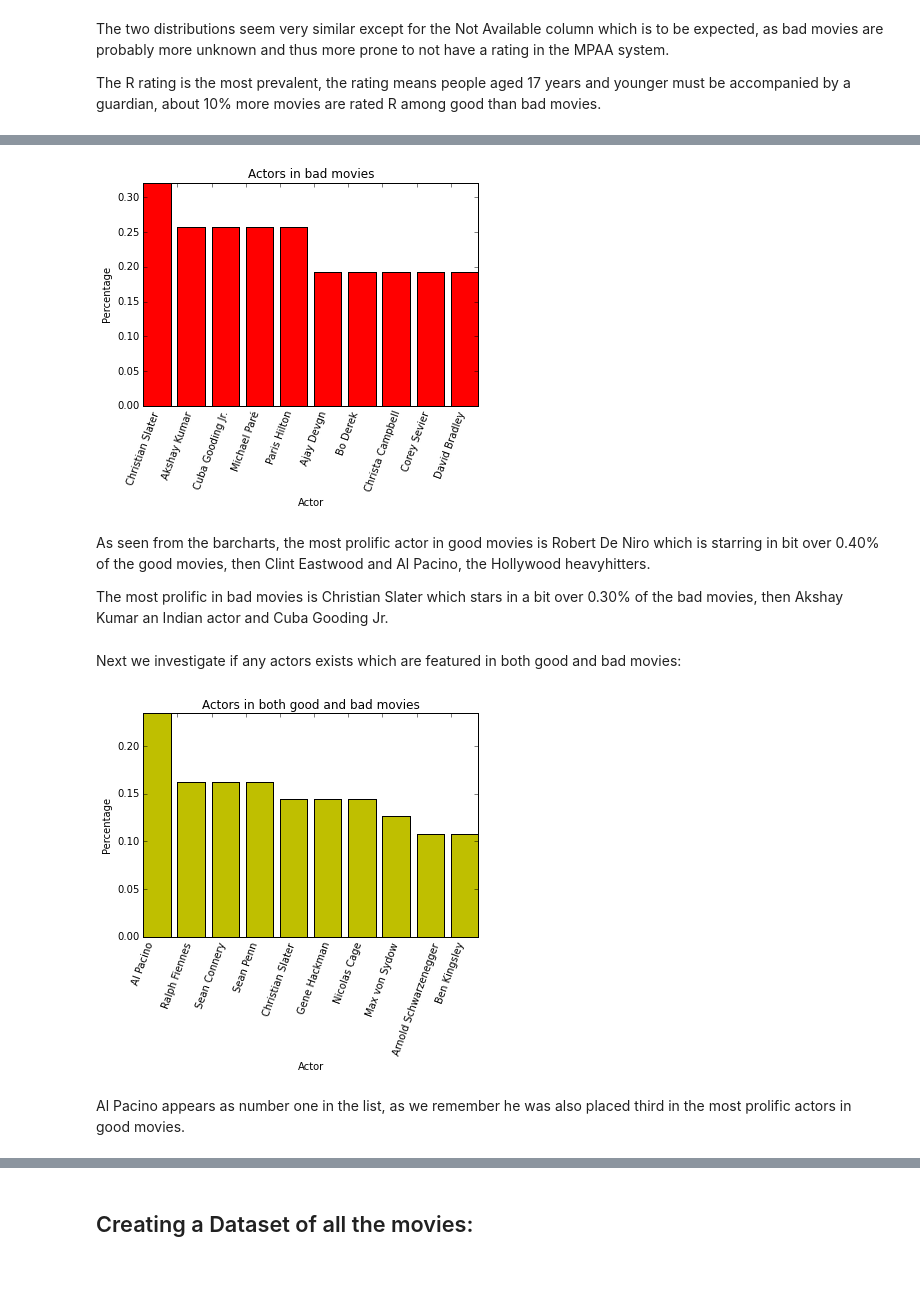
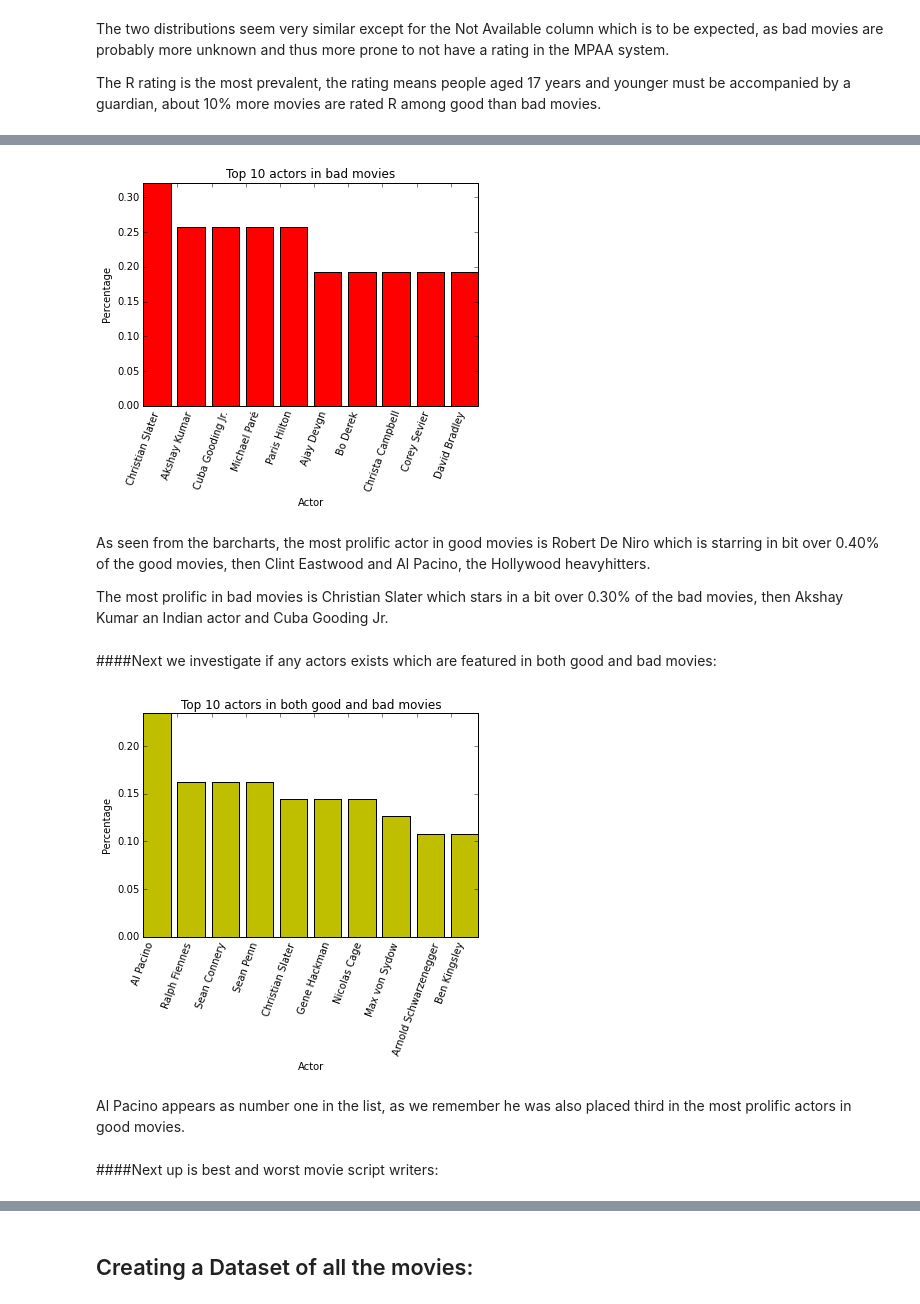
Before and after one commit to syre/social-data-analysis-and-visualization, a Jupyter notebook: Project Assignment B/Project Assignment B.ipynb, the cells around one changed output, grey strips where cells are left out. Drawn from its saved outputs; the diff is of its cells as text; code cells hidden in the pictures; blank space fills up the shorter version.

```diff
--- a/Project Assignment B/Project Assignment B.ipynb
+++ b/Project Assignment B/Project Assignment B.ipynb
@@ -164,6 +166,13 @@ for key, val in good_movies.items():
     splitted_countries = val["Country"].split(",")
     val["Country"] = [x.strip() for x in splitted_countries]
 
+    splitted_writers = val["Writer"].split(",")
+    val["Writer"] = [x.strip().split(" (")[0] for x in splitted_writers]
+
+    splitted_directors = val["Director"].split(",")
+    val["Director"] = [x.strip().split(" (")[0] for x in splitted_writers]
+
+
 for key, val in bad_movies.items():
     splitted_genre = val["Genre"].split(",")
     val["Genre"] = [x.strip() for x in splitted_genre]
@@ -176,6 +185,12 @@ for key, val in bad_movies.items():
 
     splitted_countries = val["Country"].split(",")
     val["Country"] = [x.strip() for x in splitted_countries]
+
+    splitted_writers = val["Writer"].split(",")
+    val["Writer"] = [x.strip().split(" (")[0] for x in splitted_writers]
+
+    splitted_directors = val["Director"].split(",")
+    val["Director"] = [x.strip().split(" (")[0] for x in splitted_writers]
 # %% [markdown]
 After preprocessing is completed, we are down to the following number of movies:
 # %%
@@ -406,32 +487,34 @@ bad_actor_percentages = sorted([(bad_actors.count(actor)/len(bad_actors)*100,act
 
 plt.bar(range(10), [x[0] for x in bad_actor_percentages], color="r")
 plt.xticks([n for n in range(10)], [x[1] for x in bad_actor_percentages], rotation=70)
-plt.title("Actors in bad movies")
+plt.title("Top 10 actors in bad movies")
 plt.ylabel("Percentage")
 plt.xlabel("Actor")
 plt.axis("tight")
 plt.show()
 # %% [output]
-[figure, old version]
+[figure, new version]
 # %% [markdown]
 As seen from the barcharts, the most prolific actor in good movies is Robert De Niro which is starring in bit over 0.40% of the good movies, then Clint Eastwood and Al Pacino, the Hollywood heavyhitters.
 
 The most prolific in bad movies is Christian Slater which stars in a bit over 0.30% of the bad movies, then Akshay Kumar an Indian actor and Cuba Gooding Jr.
 # %% [markdown]
-Next we investigate if any actors exists which are featured in both good and bad movies:
+####Next we investigate if any actors exists which are featured in both good and bad movies:
 # %%
 neutral_actors_set = bad_actors_set.intersection(good_actors_set)
 
 neutral_actor_percentages = sorted([((bad_actors+good_actors).count(actor)/len(bad_actors+good_actors)*100,actor) for actor in sorted(neutral_actors_set)],key=lambda x:x[0],reverse=True)[:10]
 
 plt.bar(range(10), [x[0] for x in neutral_actor_percentages], color="y")
 plt.xticks([n for n in range(10)], [x[1] for x in neutral_actor_percentages], rotation=70)
-plt.title("Actors in both good and bad movies")
+plt.title("Top 10 actors in both good and bad movies")
 plt.ylabel("Percentage")
 plt.xlabel("Actor")
 plt.axis("tight")
 plt.show()
 # %% [output]
-[figure, old version]
+[figure, new version]
 # %% [markdown]
 Al Pacino appears as number one in the list, as we remember he was also placed third in the most prolific actors in good movies.
+# %% [markdown]
+####Next up is best and worst movie script writers:
```
Also changed, not shown: parts of 47 cells of this notebook, 2 other files.
